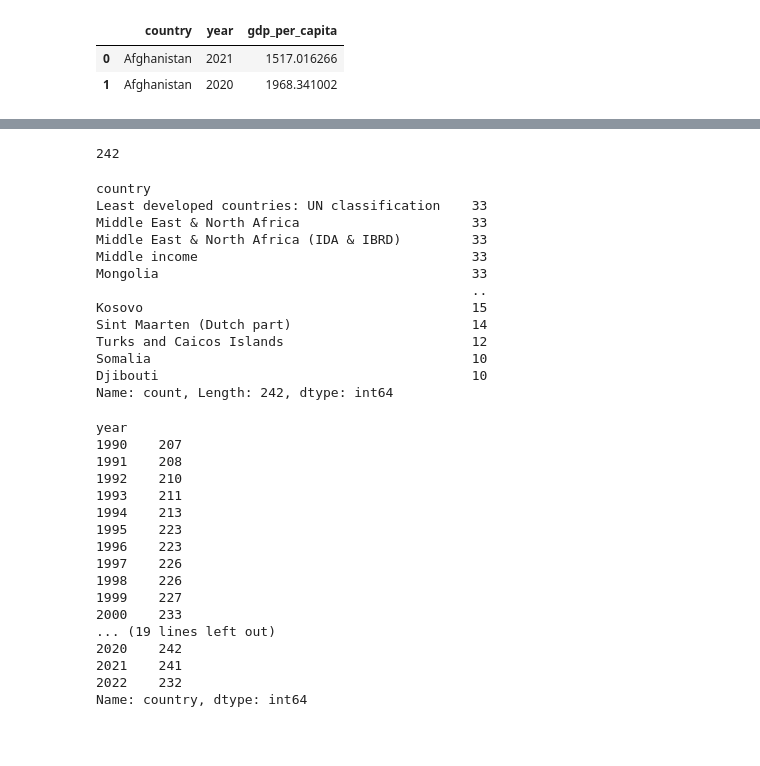
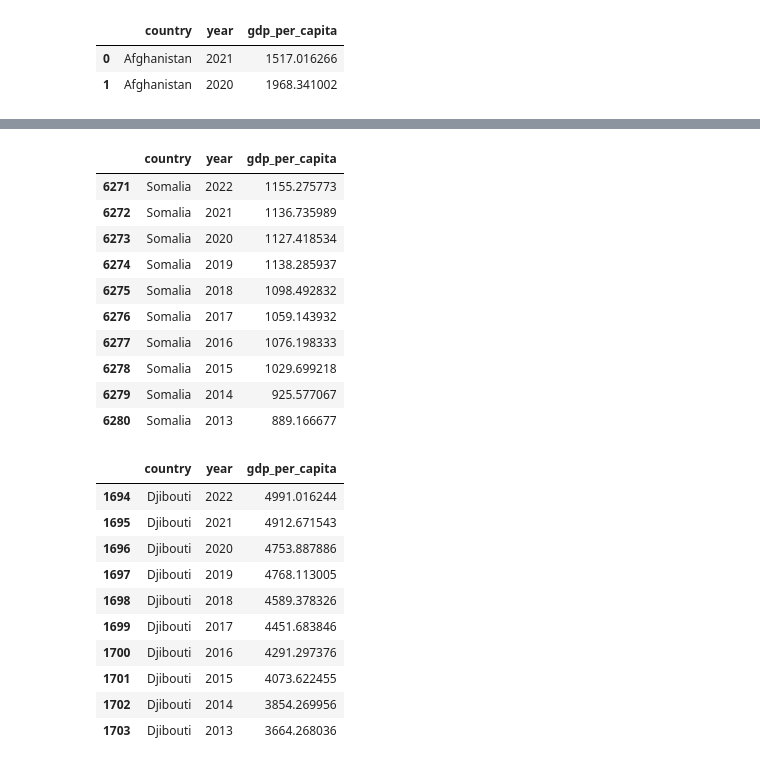
Before and after one commit to NSS-Data-Analytics-Cohort-10/gdp-and-internet-usage-megyg6, a Jupyter notebook: notebooks/gdp_and_internet_usage_notebook.ipynb, the cells around one changed output, grey strips where cells are left out. Saved outputs shown, nothing was run; the diff lists cells and outputs as text; code cells hidden in the pictures; blank space fills up the shorter version.

```diff
--- a/notebooks/gdp_and_internet_usage_notebook.ipynb
+++ b/notebooks/gdp_and_internet_usage_notebook.ipynb
@@ -64,40 +126,28 @@ gdp_df['year'].nunique()
 # %%
-gdp_df['country'].nunique()
+gdp_df[gdp_df["country"]=="Somalia"]
 # %% [output]
-242
+|  | country | year | gdp_per_capita |
+| 6271 | Somalia | 2022 | 1155.275773 |
+| 6272 | Somalia | 2021 | 1136.735989 |
+| 6273 | Somalia | 2020 | 1127.418534 |
+| 6274 | Somalia | 2019 | 1138.285937 |
+| 6275 | Somalia | 2018 | 1098.492832 |
+| 6276 | Somalia | 2017 | 1059.143932 |
+| 6277 | Somalia | 2016 | 1076.198333 |
+| 6278 | Somalia | 2015 | 1029.699218 |
+| 6279 | Somalia | 2014 | 925.577067 |
+| 6280 | Somalia | 2013 | 889.166677 |
 # %%
-gdp_df['country'].value_counts()
+gdp_df[gdp_df["country"]=="Djibouti"]
 # %% [output]
-country
-Least developed countries: UN classification    33
-Middle East & North Africa                      33
-Middle East & North Africa (IDA & IBRD)         33
-Middle income                                   33
-Mongolia                                        33
-                                                ..
-Kosovo                                          15
-Sint Maarten (Dutch part)                       14
-Turks and Caicos Islands                        12
-Somalia                                         10
-Djibouti                                        10
-Name: count, Length: 242, dtype: int64
+|  | country | year | gdp_per_capita |
+| 1694 | Djibouti | 2022 | 4991.016244 |
+| 1695 | Djibouti | 2021 | 4912.671543 |
+| 1696 | Djibouti | 2020 | 4753.887886 |
+| 1697 | Djibouti | 2019 | 4768.113005 |
+| 1698 | Djibouti | 2018 | 4589.378326 |
+| 1699 | Djibouti | 2017 | 4451.683846 |
+| 1700 | Djibouti | 2016 | 4291.297376 |
+| 1701 | Djibouti | 2015 | 4073.622455 |
+| 1702 | Djibouti | 2014 | 3854.269956 |
+| 1703 | Djibouti | 2013 | 3664.268036 |
-# %%
-gdp_df.groupby(['year'])['country'].count()
-# %% [output]
-year
-1990    207
-1991    208
-1992    210
-1993    211
-1994    213
-1995    223
-1996    223
-1997    226
-1998    226
-1999    227
-2000    233
-... (19 lines left out)
-2020    242
-2021    241
-2022    232
-Name: country, dtype: int64
```
Also changed, not shown: parts of 21 cells of this notebook.
